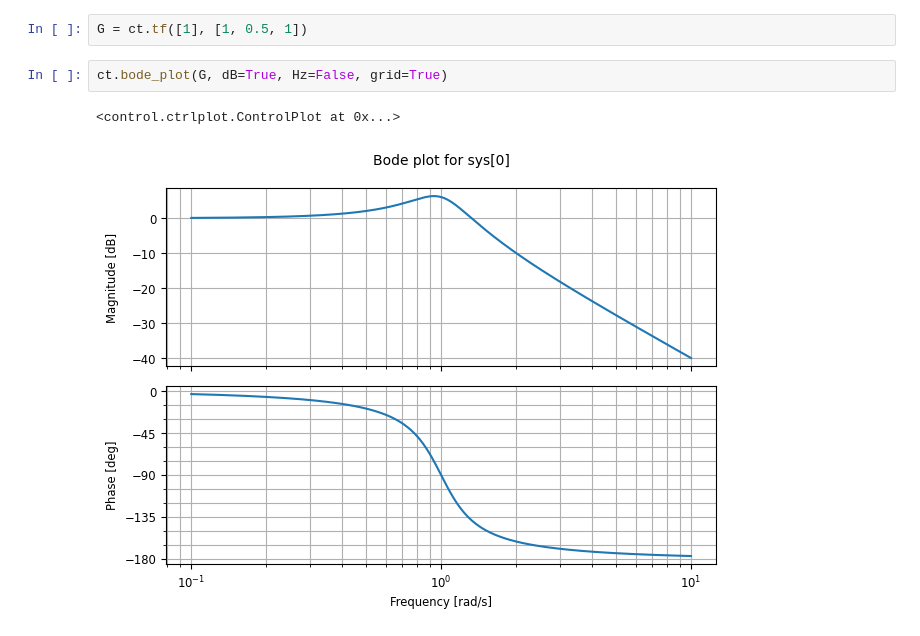
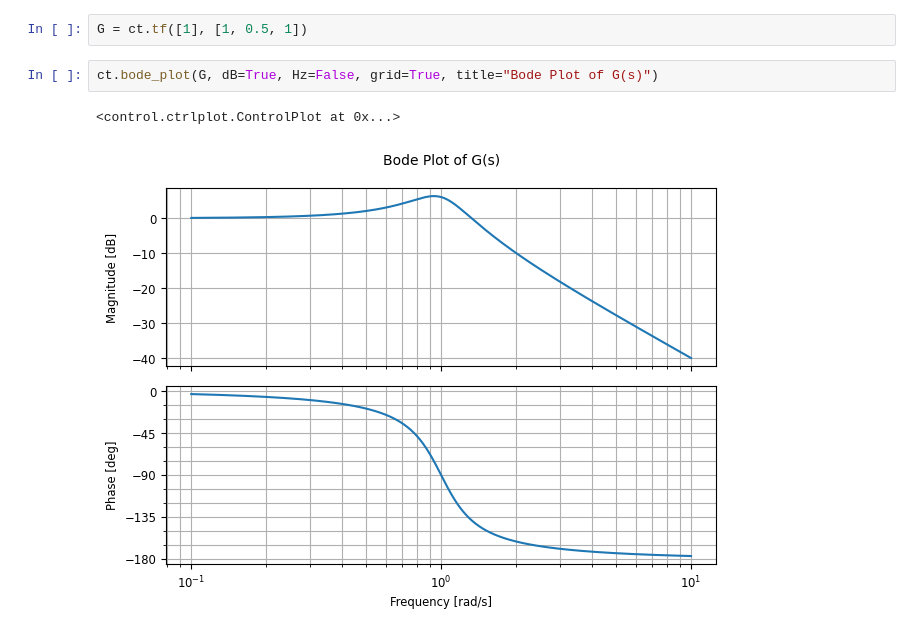
Before and after one commit to FelixWick/control_engineering, a Jupyter notebook: examples/3_Laplace/Bode.ipynb, the cells around one changed output. Saved outputs shown, nothing was run; the diff lists cells and outputs as text.

```diff
--- a/examples/3_Laplace/Bode.ipynb
+++ b/examples/3_Laplace/Bode.ipynb
@@ -3,7 +3,7 @@ import control as ct
 # %%
 G = ct.tf([1], [1, 0.5, 1])
 # %%
-ct.bode_plot(G, dB=True, Hz=False, grid=True)
+ct.bode_plot(G, dB=True, Hz=False, grid=True, title="Bode Plot of G(s)")
 # %% [output]
 <control.ctrlplot.ControlPlot at 0x...>
-[figure, old version]
+[figure, new version]
```
Also changed, not shown: 5 other files.
